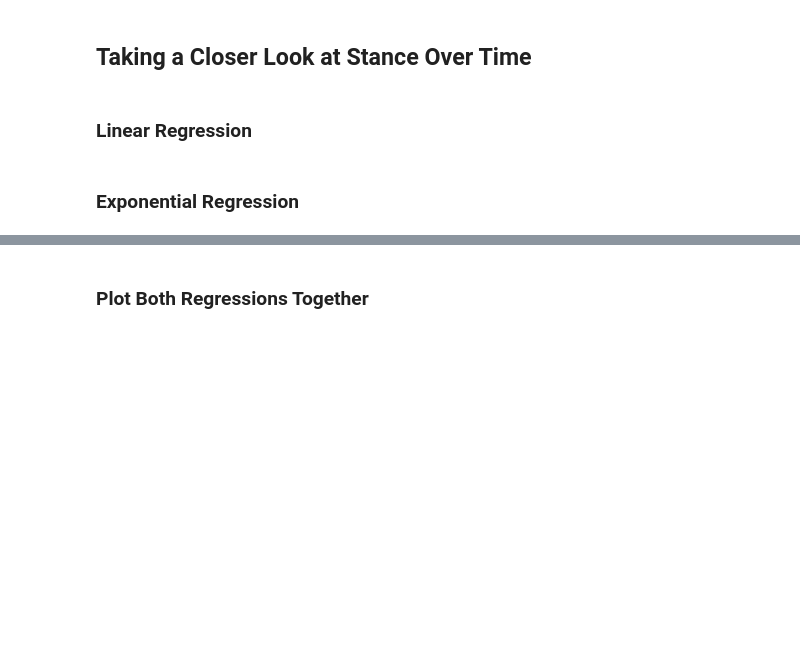
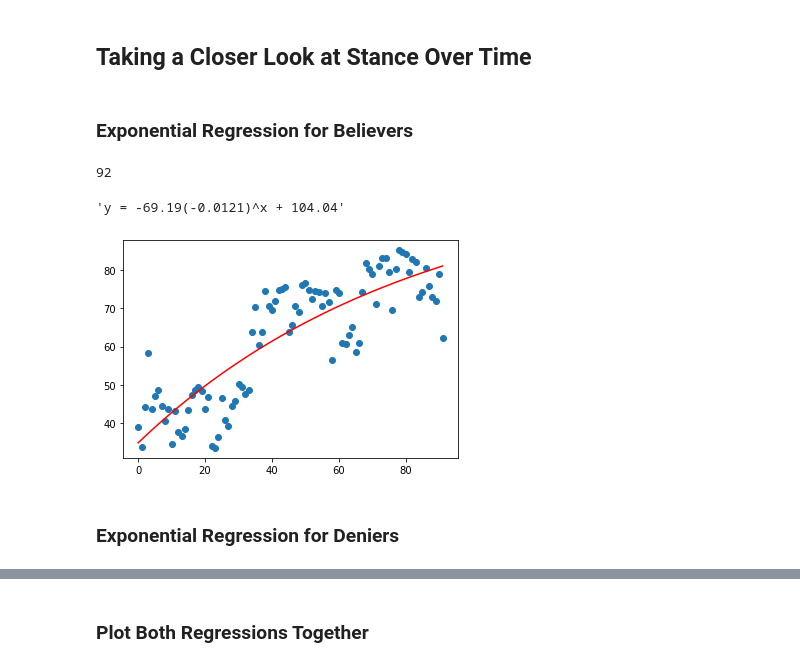
Before and after one commit to andcetera/Twitter-climate-change-sentiment, a Jupyter notebook: Question1_Trends_NA.ipynb, the cells around one changed output, grey strips where cells are left out. Cells and saved outputs as stored; diff of their text form; code cells hidden in the pictures; blank space fills up the shorter version.

```diff
--- a/Question1_Trends_NA.ipynb
+++ b/Question1_Trends_NA.ipynb
@@ -148,11 +144,38 @@ Text(0, 0.5, '# of Tweets (Log Scale)')
 blah
 # %% [markdown]
 ## Taking a Closer Look at Stance Over Time
+# %% [markdown]
+### Exponential Regression for Believers
 # %%
 # Make a data frame with just stance
 series_stance = df_averages["stance_factor"]
 df_stance = series_stance.to_frame()    # Convert the series back into a dataframe
 df_stance.reset_index(inplace=True) # Reset the index so that Date is a column
 df_stance["date"] = df_stance["date"].astype("datetime64")  # Convert the dates into date time format
+# %%
+# Just look at the time after 2012 and before 2019
+# Make a new dataframe looking at just after 2012 and cutting off the outlier of October 2019
+df_2012 = df_stance.loc[(df_stance["date"] >= (pd.to_datetime("2012-02-01"))) & (df_stance["date"] <= (pd.to_datetime("2019-09-01"))), :]
+# %%
+x_values = [x for x in range(len(df_2012))] #list(df_stance["date"])
+y = list(df_2012["stance_factor"])
+y_values = [y for y in y]
+len(y_values)
+# %% [output]
+92
+# %%
+def func_exp(x, a, b, c):
+        return a * np.exp(b * x) + c
+
+
+x_data = np.array(x_values)
+y_data = np.array(y_values)
+
+popt, pcov = curve_fit(func_exp, x_data, y_data, p0 = (-1, 0.01, 1))
+
+expo_eq = "y = " + str(round(popt[0],2)) + "("+ str(round(popt[1],5)) + ")^x + " + str(round(popt[2],2))
+# %% [output]
+'y = -69.19(-0.0121)^x + 104.04'
+[figure, added]
 # %% [markdown]
-### Linear Regression
+### Exponential Regression for Deniers
@@ -166,2 +181,0 @@ line_eq = "y = " + str(round(slope,2)) + "x + " + str(round(intercept,2))
-# %% [markdown]
-### Exponential Regression
```
Also changed, not shown: parts of 8 cells of this notebook, 2 other files.
